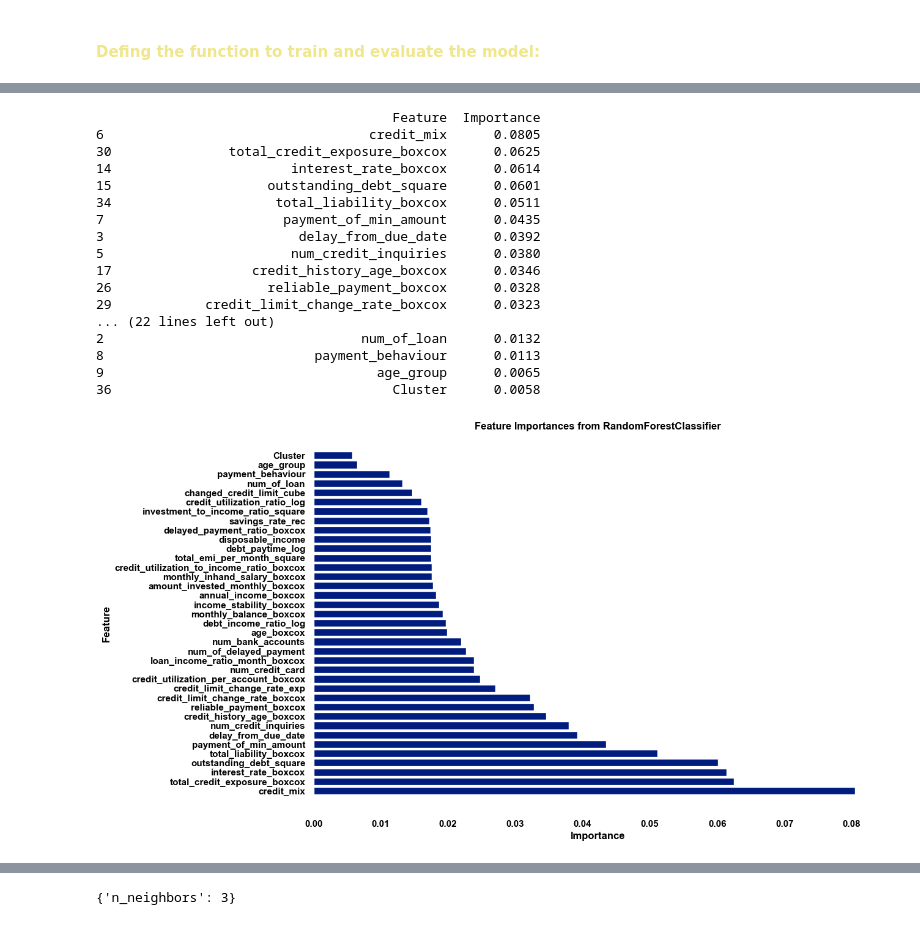
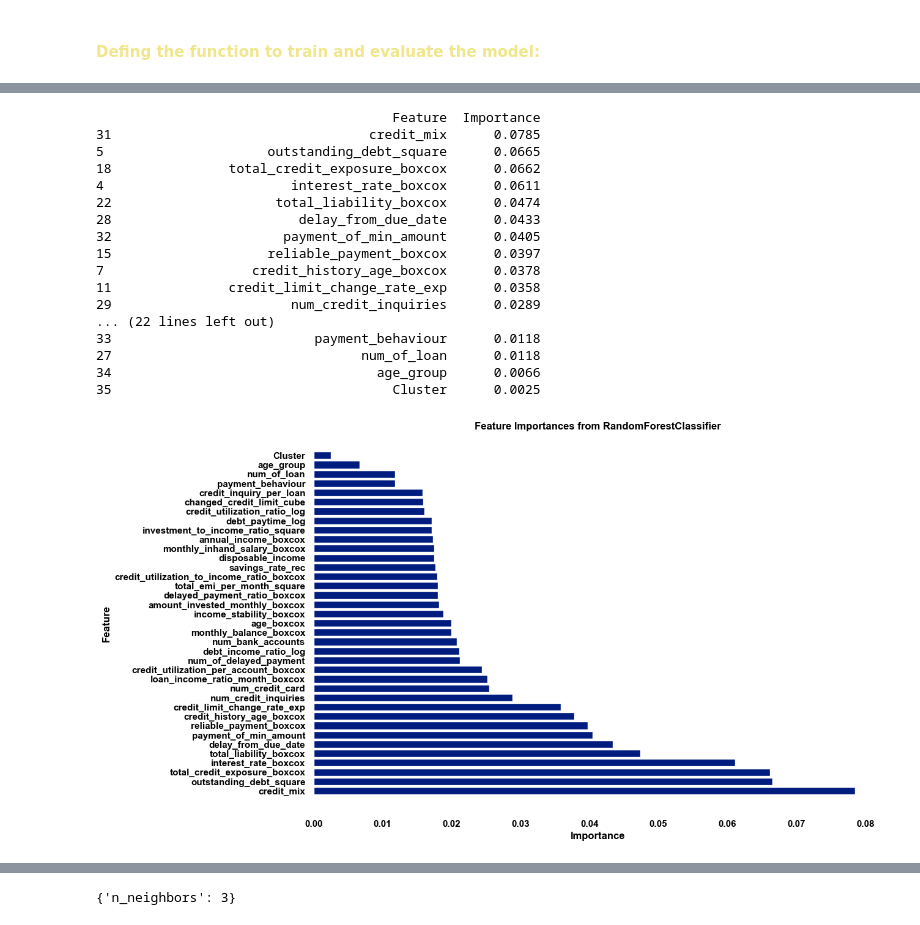
Before and after one commit to Santhosh-Analytics/Banking_Analytics, a Jupyter notebook: Classification.ipynb, the cells around one changed output, grey strips where cells are left out. Cells and saved outputs as stored; diff of their text form; code cells hidden in the pictures.

Commit message:
Classification Modeling

```diff
--- a/Classification.ipynb
+++ b/Classification.ipynb
@@ -174,8 +208,14 @@ print(x_test.shape,'----', y_test.shape)
 # %% [markdown]
 ## <span style="color:Aqua;">Normalizing / Scaling the data:</span>
 # %%
-scaler = StandardScaler()
-x_train_scaled = scaler.fit_transform(x_train)
-x_test_scaled = scaler.transform(x_test)
+scaler = MinMaxScaler(feature_range=(0,1))
+x_train_scaled = scaler.fit_transform(x_train[continuous_columns])
+x_test_scaled = scaler.transform(x_test[continuous_columns])
 # %%
 y_train, y_test = y_train.values.ravel(), y_test.values.ravel()
+# %%
+x_train_scaled_continuous = pd.DataFrame(x_train_scaled, columns=continuous_columns)
+x_test_scaled_continuous = pd.DataFrame(x_test_scaled, columns=continuous_columns)
+# %%
+x_train_scaled_df = pd.concat([x_train_scaled_continuous.reset_index(drop=True), x_train[Ordinal_columns].reset_index(drop=True)], axis=1)
+x_test_scaled_df = pd.concat([x_test_scaled_continuous.reset_index(drop=True), x_test[Ordinal_columns].reset_index(drop=True)], axis=1)
@@ -397,0 +378,6 @@ Specificity Test - 0.8185178691112402
+# %%
+xgb_fea = ['credit_mix','outstanding_debt_square','interest_rate_boxcox','num_credit_card','num_bank_accounts','Cluster','total_credit_exposure_boxcox',
+    'num_credit_inquiries','num_of_delayed_payment',]
+
+RF_Classifier = RandomForestClassifier(n_estimators=100,random_state=42)
+evaluate_model(RF_Classifier,  x_train_scaled_df, y_train, x_test_scaled_df, y_test)
@@ -398,40 +404,40 @@ Specificity Test - 0.8185178691112402
 # %%
 feature_importances = RF_Classifier.feature_importances_
 # Map feature importances to feature names
-feature_names = x_train.columns
+feature_names =  x_train_scaled_df.columns
 feature_importances_df = pd.DataFrame({
     'Feature': feature_names,
     'Importance': feature_importances
 })
 
 # Sort the DataFrame by importance
 feature_importances_df = feature_importances_df.sort_values(by='Importance', ascending=False)
 
 print(feature_importances_df)
 
 # Plot feature importances
 plt.figure(figsize=(12, 8))
 plt.barh(feature_importances_df['Feature'], feature_importances_df['Importance'])
 plt.xlabel('Importance')
 plt.ylabel('Feature')
 plt.title('Feature Importances from RandomForestClassifier')
 plt.show()
 # %% [output]
                                       Feature  Importance
-6                                  credit_mix      0.0805
-30               total_credit_exposure_boxcox      0.0625
-14                       interest_rate_boxcox      0.0614
-15                    outstanding_debt_square      0.0601
-34                     total_liability_boxcox      0.0511
-7                       payment_of_min_amount      0.0435
-3                         delay_from_due_date      0.0392
-5                        num_credit_inquiries      0.0380
-17                  credit_history_age_boxcox      0.0346
-26                    reliable_payment_boxcox      0.0328
-29            credit_limit_change_rate_boxcox      0.0323
+31                                 credit_mix      0.0785
+5                     outstanding_debt_square      0.0665
+18               total_credit_exposure_boxcox      0.0662
+4                        interest_rate_boxcox      0.0611
+22                     total_liability_boxcox      0.0474
+28                        delay_from_due_date      0.0433
+32                      payment_of_min_amount      0.0405
+15                    reliable_payment_boxcox      0.0397
+7                   credit_history_age_boxcox      0.0378
+11               credit_limit_change_rate_exp      0.0358
+29                       num_credit_inquiries      0.0289
 ... (22 lines left out)
-2                                 num_of_loan      0.0132
-8                           payment_behaviour      0.0113
-9                                   age_group      0.0065
-36                                    Cluster      0.0058
+33                          payment_behaviour      0.0118
+27                                num_of_loan      0.0118
+34                                  age_group      0.0066
+35                                    Cluster      0.0025
-[figure, old version]
+[figure, new version]
```
Also changed, not shown: parts of 44 cells of this notebook, 8 other files.
